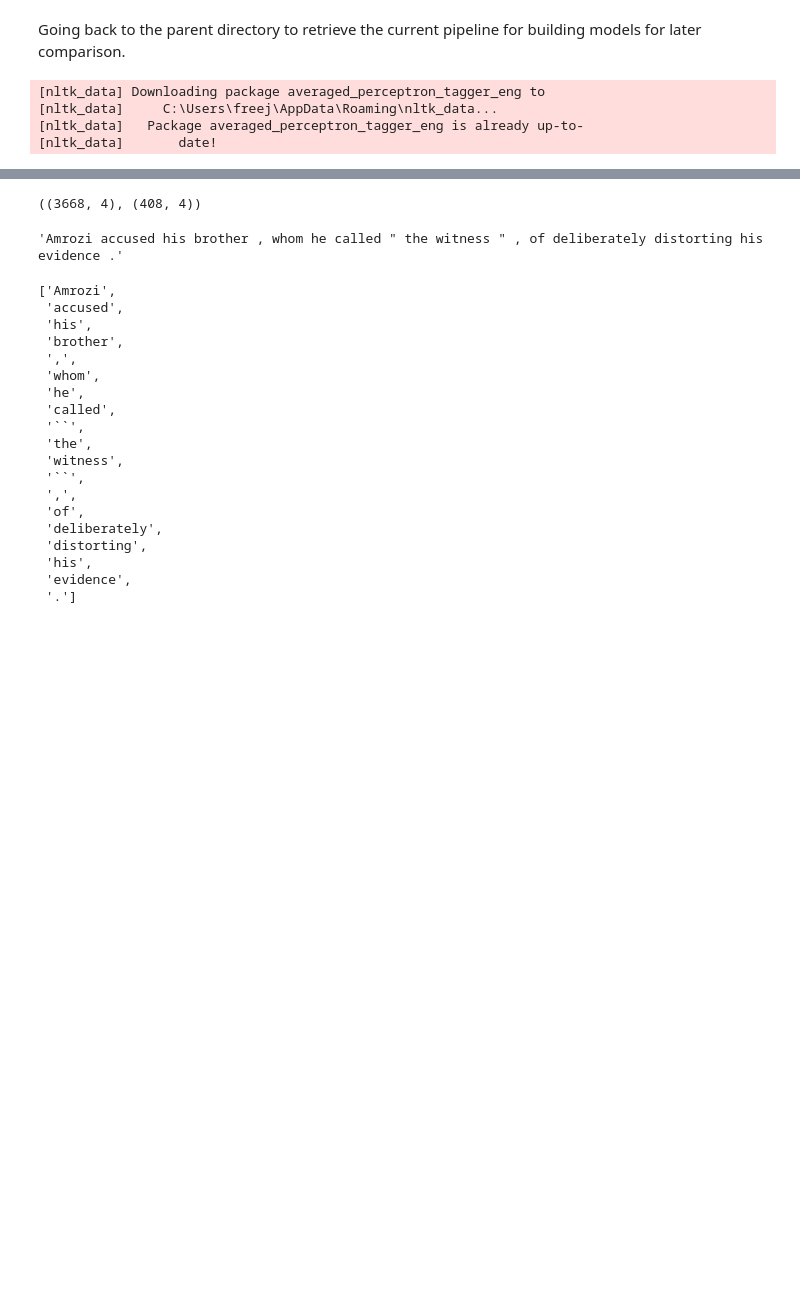
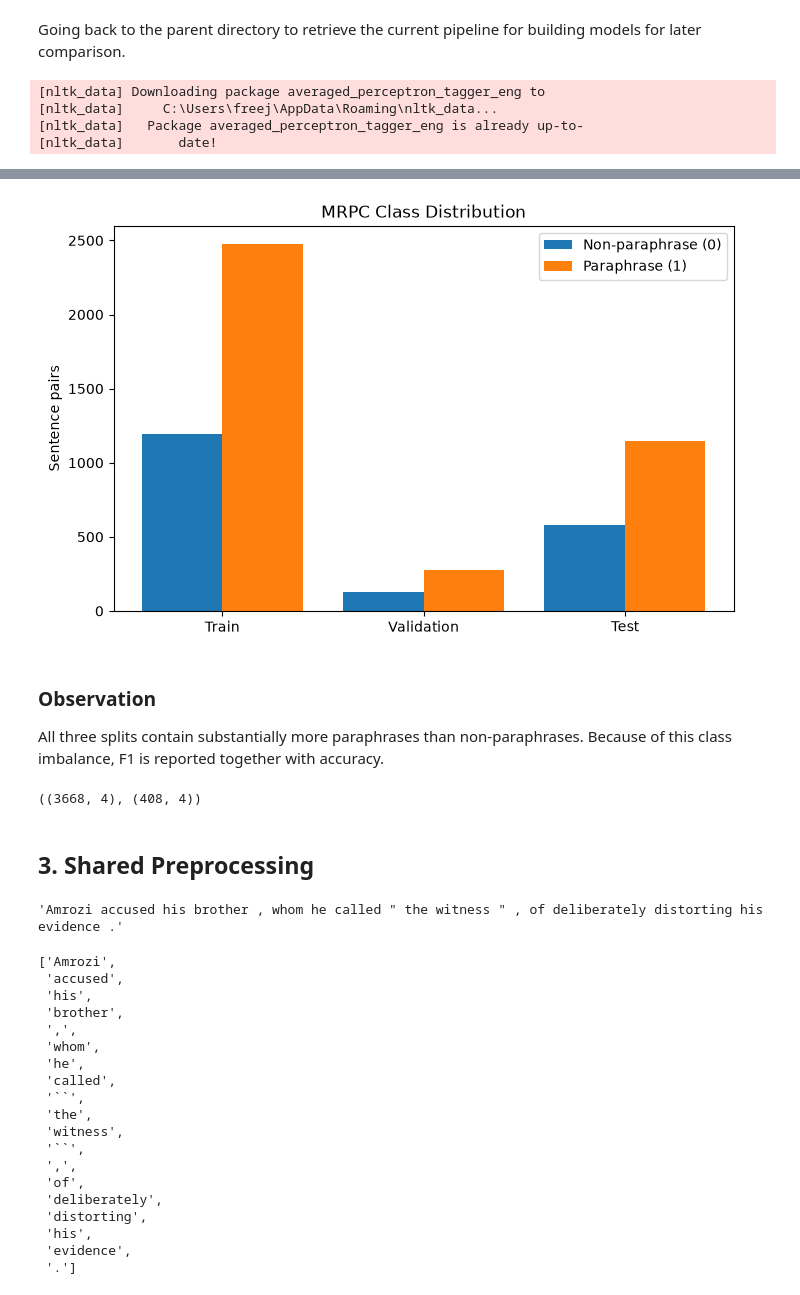
Before and after one commit to freemanchamjames/nlp_paraphrase_detection, a Jupyter notebook: notebooks/02_group1_count_models.ipynb, the cells around one changed output, grey strips where cells are left out. Saved outputs shown, nothing was run; the diff lists cells and outputs as text; code cells hidden in the pictures; blank space fills up the shorter version.

```diff
--- a/notebooks/02_group1_count_models.ipynb
+++ b/notebooks/02_group1_count_models.ipynb
@@ -24,10 +28,42 @@ Loading the training and validation splits. Sanity check is performed in the fun
 # %%
 train_df = load_split('train')
 val_df = load_split('validation')
+# %%
+import matplotlib.pyplot as plt
+
+split_counts = {
+    "Train": [1194, 2474],
+    "Validation": [129, 279],
+    "Test": [578, 1147]
+}
+
+splits = list(split_counts.keys())
+non_para = [split_counts[s][0] for s in splits]
+para = [split_counts[s][1] for s in splits]
+
+x = range(len(splits))
+
+plt.figure(figsize=(8, 5))
+plt.bar([i - 0.2 for i in x], non_para, width=0.4, label="Non-paraphrase (0)")
+plt.bar([i + 0.2 for i in x], para, width=0.4, label="Paraphrase (1)")
+
+plt.xticks(list(x), splits)
+plt.ylabel("Sentence pairs")
+plt.title("MRPC Class Distribution")
+plt.legend()
+plt.show()
+# %% [output]
+[figure, added]
+# %% [markdown]
+### Observation
+
+All three splits contain substantially more paraphrases than non-paraphrases. Because of this class imbalance, F1 is reported together with accuracy.
 # %%
 train_df.shape, val_df.shape
 # %% [output]
 ((3668, 4), (408, 4))
+# %% [markdown]
+## 3. Shared Preprocessing
 # %%
 tokenizer = TreebankWordTokenizer()
 train_sentence = train_df['sentence1'].iloc[0]
```
Also changed, not shown: parts of 25 cells of this notebook.
